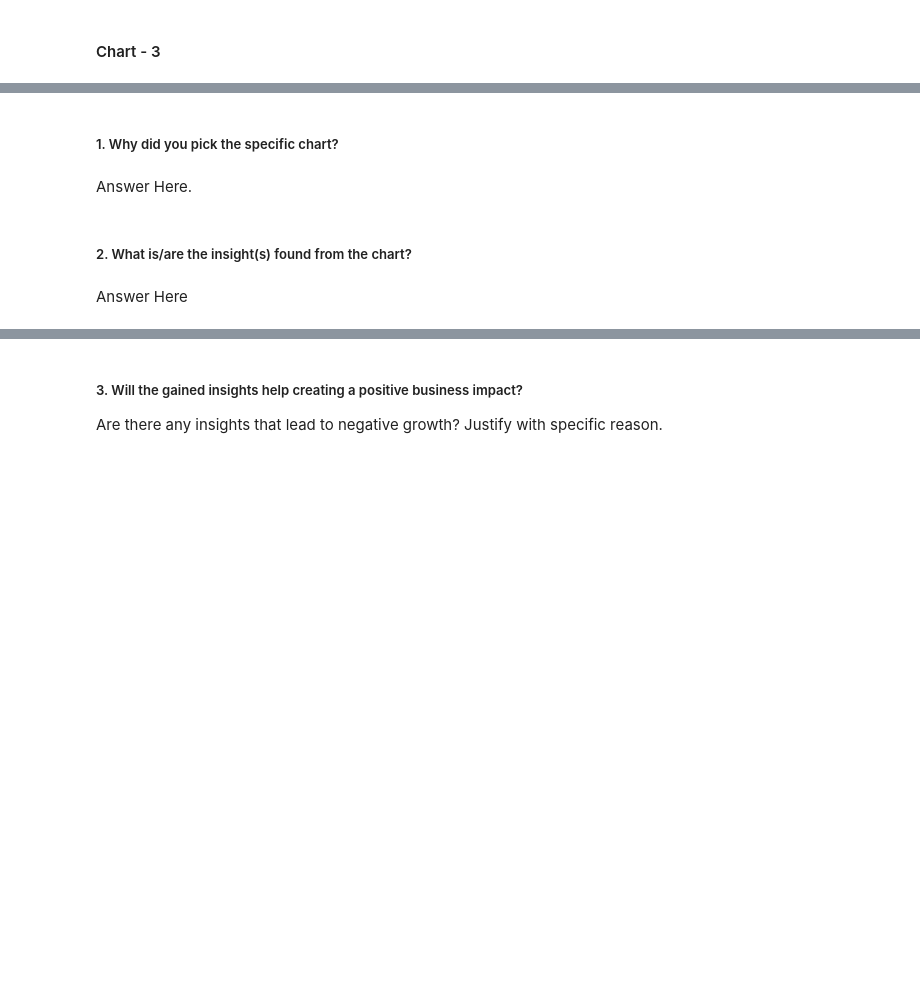
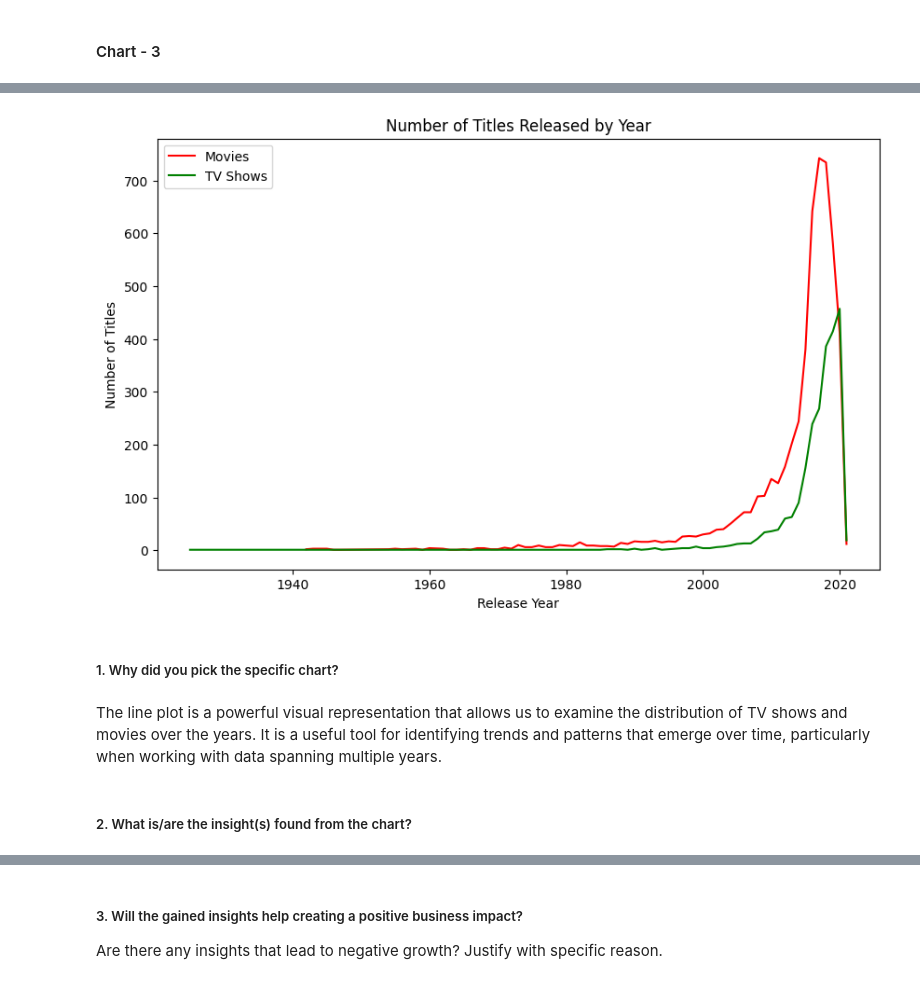
Before and after one commit to shyamsgadekar/Netflix-Movies-And-TV-Shows-Clustering, a Jupyter notebook: Netflix_Movies&TV_Shows_Clustering_shyam_gadekar.ipynb, the cells around one changed output, grey strips where cells are left out. Saved outputs shown, nothing was run; the diff lists cells and outputs as text; code cells hidden in the pictures; blank space fills up the shorter version.

```diff
--- a/Netflix_Movies&TV_Shows_Clustering_shyam_gadekar.ipynb
+++ b/Netflix_Movies&TV_Shows_Clustering_shyam_gadekar.ipynb
@@ -396,0 +552,6 @@ Answer Here
+# %%
+# Chart - 3 visualization code
+# Grouping data by release year and type,& counting the number of shows in each group
+df_rls_yr = dt.groupby(['release_year', 'type'])['show_id'].count().reset_index()
+
+print(df_rls_yr)
@@ -397,8 +573,19 @@ Answer Here
+# %%
+# sns.lineplot(data = df_rls_yr, x= 'release_year', y = 'show_id', hue = 'type')
+
+plt.figure(figsize=(10,6))
+plt.plot(df_rls_yr[df_rls_yr['type'] == 'Movie']['release_year'], df_rls_yr[df_rls_yr['type'] == 'Movie']['show_id'], label='Movies',color='red')
+plt.plot(df_rls_yr[df_rls_yr['type'] == 'TV Show']['release_year'], df_rls_yr[df_rls_yr['type'] == 'TV Show']['show_id'], label='TV Shows',color='green')
+plt.xlabel('Release Year')
+plt.ylabel('Number of Titles')
+plt.title('Number of Titles Released by Year')
+plt.legend()
+plt.show()
+# %% [output]
+[figure, added]
 # %% [markdown]
 ##### 1. Why did you pick the specific chart?
-# %% [markdown]
-Answer Here.
+# %% [markdown]
+The line plot is a powerful visual representation that allows us to examine the distribution of TV shows and movies over the years. It is a useful tool for identifying trends and patterns that emerge over time, particularly when working with data spanning multiple years.
 # %% [markdown]
 ##### 2. What is/are the insight(s) found from the chart?
-# %% [markdown]
-Answer Here
```
Also changed, not shown: parts of 42 cells of this notebook.
